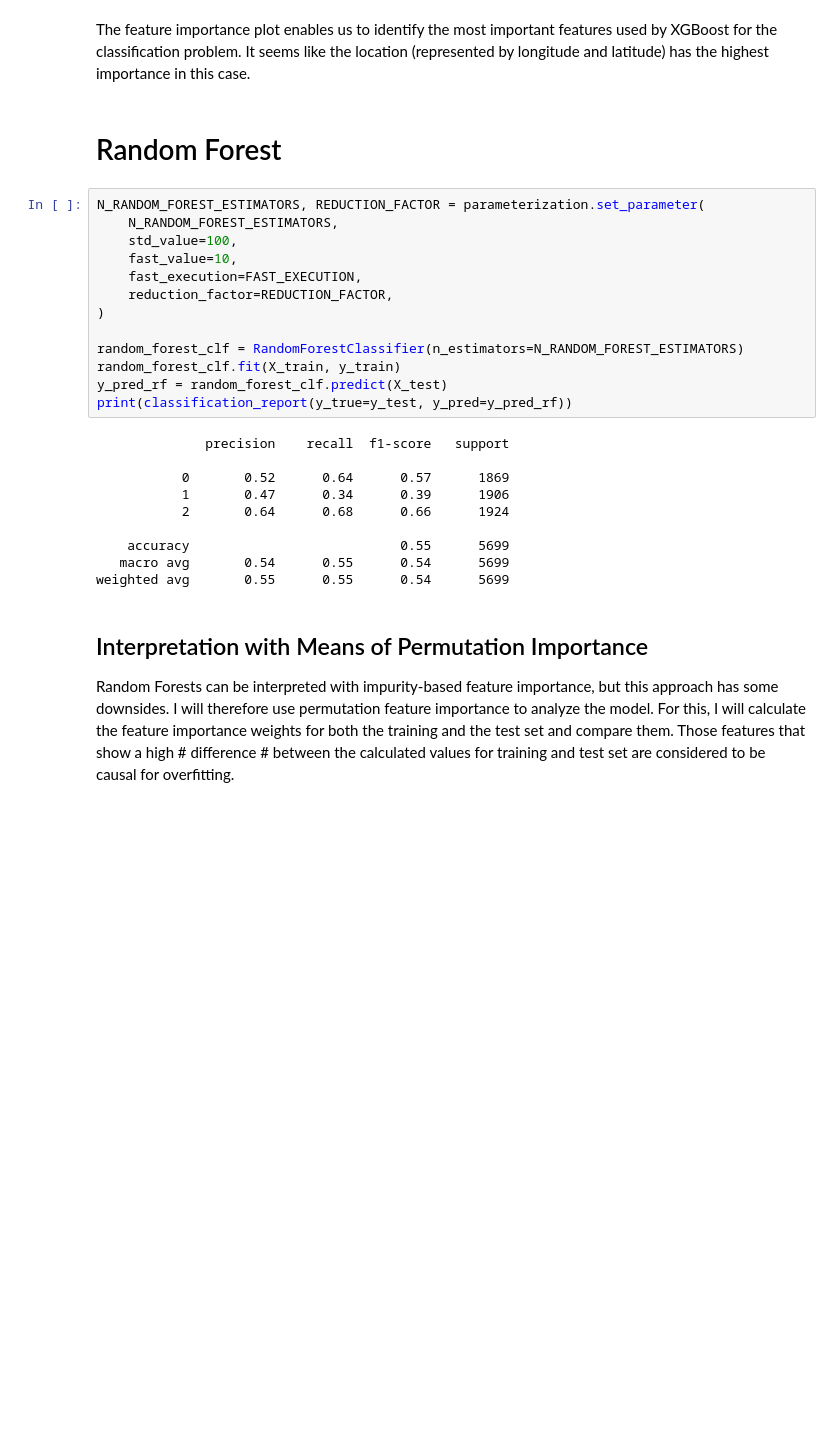
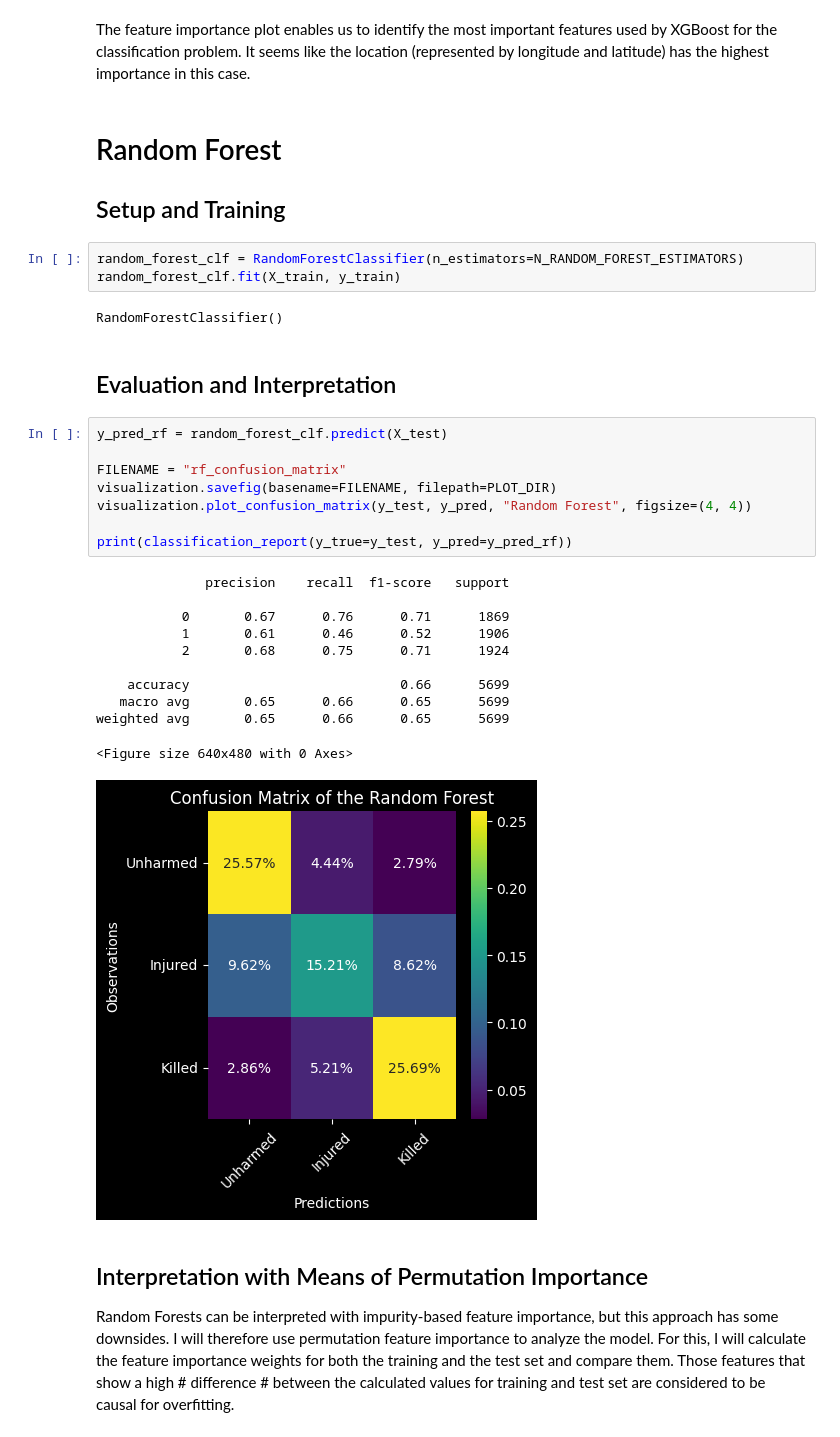
Before and after one commit to Langhammer/road-accidents-fr, a Jupyter notebook: notebooks/VIEW_nb_3.ipynb, the cells around one changed output. Cells and saved outputs as stored; diff of their text form; blank space fills up the shorter version.

```diff
--- a/notebooks/VIEW_nb_3.ipynb
+++ b/notebooks/VIEW_nb_3.ipynb
@@ -208,29 +264,34 @@ It seems like the location (represented by longitude and latitude) has the highe
 in this case.
 # %% [markdown]
 # Random Forest
+## Setup and Training
-# %%
-N_RANDOM_FOREST_ESTIMATORS, REDUCTION_FACTOR = parameterization.set_parameter(
-    N_RANDOM_FOREST_ESTIMATORS,
-    std_value=100,
-    fast_value=10,
-    fast_execution=FAST_EXECUTION,
-    reduction_factor=REDUCTION_FACTOR,
-)
-
-random_forest_clf = RandomForestClassifier(n_estimators=N_RANDOM_FOREST_ESTIMATORS)
-random_forest_clf.fit(X_train, y_train)
-y_pred_rf = random_forest_clf.predict(X_test)
-print(classification_report(y_true=y_test, y_pred=y_pred_rf))
-# %% [output]
-              precision    recall  f1-score   support
-
-           0       0.52      0.64      0.57      1869
-           1       0.47      0.34      0.39      1906
-           2       0.64      0.68      0.66      1924
-
-    accuracy                           0.55      5699
-   macro avg       0.54      0.55      0.54      5699
-weighted avg       0.55      0.55      0.54      5699
+# %%
+random_forest_clf = RandomForestClassifier(n_estimators=N_RANDOM_FOREST_ESTIMATORS)
+random_forest_clf.fit(X_train, y_train)
+# %% [output]
+RandomForestClassifier()
+# %% [markdown]
+## Evaluation and Interpretation
+# %%
+y_pred_rf = random_forest_clf.predict(X_test)
+
+FILENAME = "rf_confusion_matrix"
+visualization.savefig(basename=FILENAME, filepath=PLOT_DIR)
+visualization.plot_confusion_matrix(y_test, y_pred, "Random Forest", figsize=(4, 4))
+
+print(classification_report(y_true=y_test, y_pred=y_pred_rf))
+# %% [output]
+              precision    recall  f1-score   support
+
+           0       0.67      0.76      0.71      1869
+           1       0.61      0.46      0.52      1906
+           2       0.68      0.75      0.71      1924
+
+    accuracy                           0.66      5699
+   macro avg       0.65      0.66      0.65      5699
+weighted avg       0.65      0.66      0.65      5699
+<Figure size 640x480 with 0 Axes>
+[figure, added]
 # %% [markdown]
 ## Interpretation with Means of Permutation Importance
 Random Forests can be interpreted with impurity-based feature importance, but this approach
```
Also changed, not shown: parts of 24 cells of this notebook, 39 other files.
